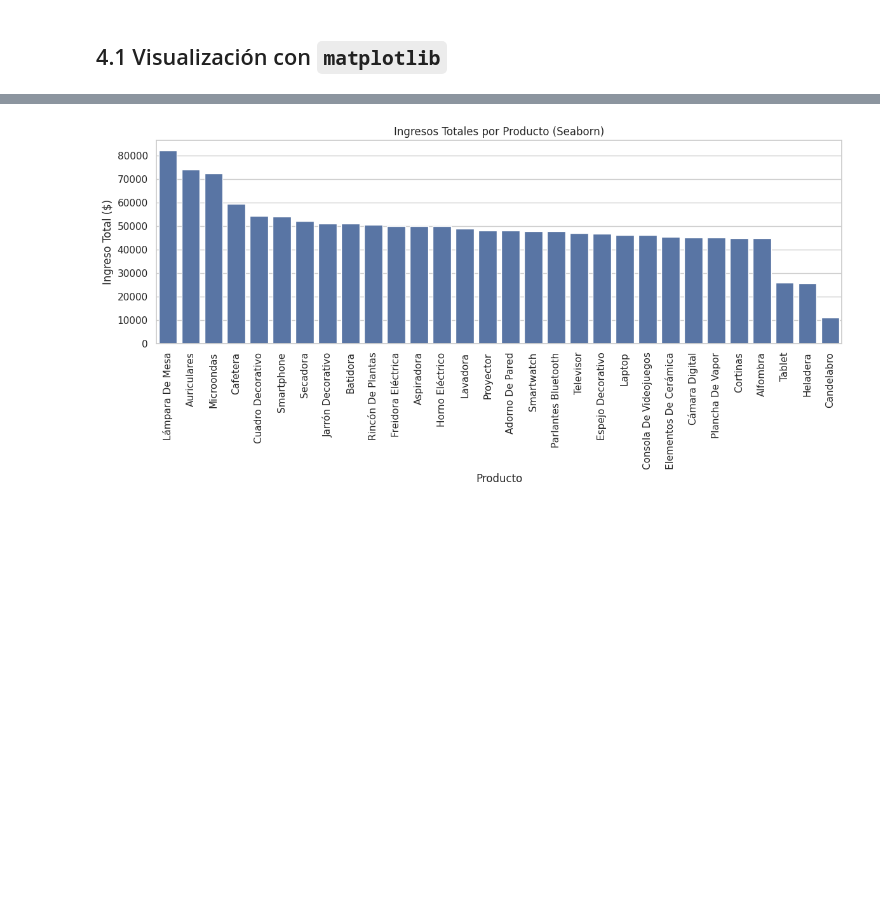
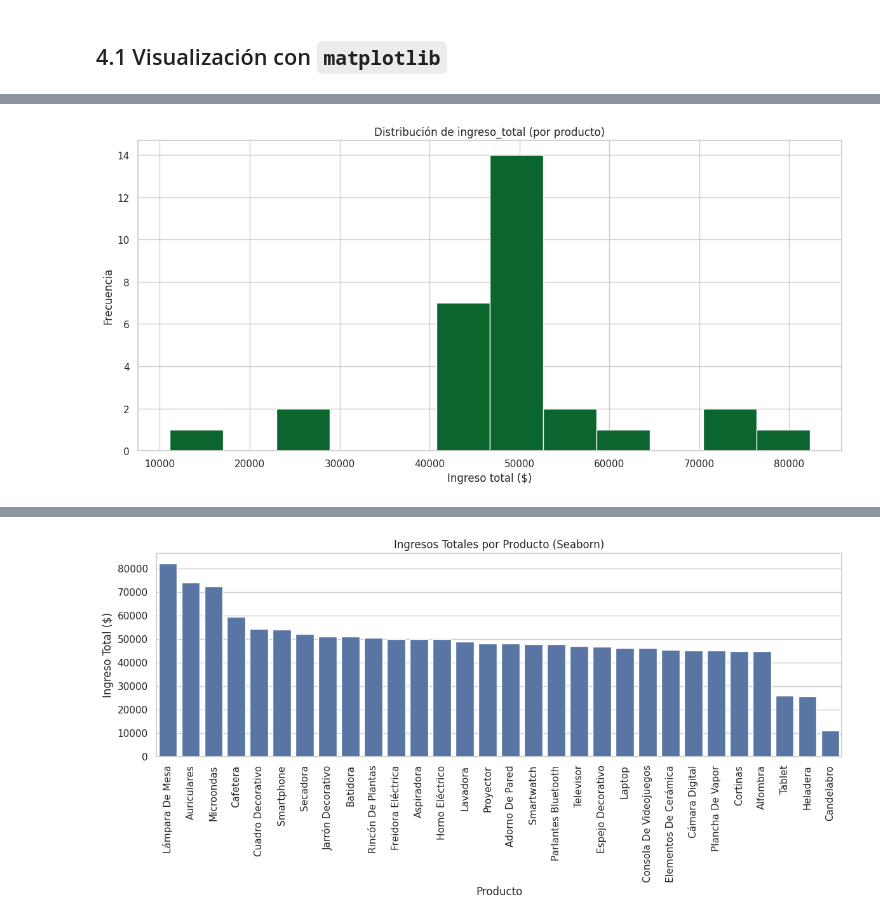
Before and after one commit to herguad/TT_data_analysis, a Jupyter notebook: Herrera_G_com_252612_ENTREGA_TT.ipynb, the cells around one changed output, grey strips where cells are left out. Cells and saved outputs as stored; diff of their text form; code cells hidden in the pictures; blank space fills up the shorter version.

```diff
--- a/Herrera_G_com_252612_ENTREGA_TT.ipynb
+++ b/Herrera_G_com_252612_ENTREGA_TT.ipynb
@@ -1037,3 +1037,19 @@ plt.show()
+# %%
+# Histograma: distribución de ingreso_total (por producto)
+
+import matplotlib.pyplot as plt
+
+serie = resumen_prod['ingreso_total']
+
+plt.figure(figsize=(12, 6))
+plt.hist(serie, bins=12, color= color_green)
+plt.title('Distribución de ingreso_total (por producto)')
+plt.xlabel('Ingreso total ($)')
+plt.ylabel('Frecuencia')
+plt.tight_layout()
+plt.show()
+# %% [output]
+[figure, added]
 # %%
 # Grafico lineal cumsum de ingreso total ordenado
 import matplotlib.pyplot as plt
```
Also changed, not shown: parts of 11 cells of this notebook.
